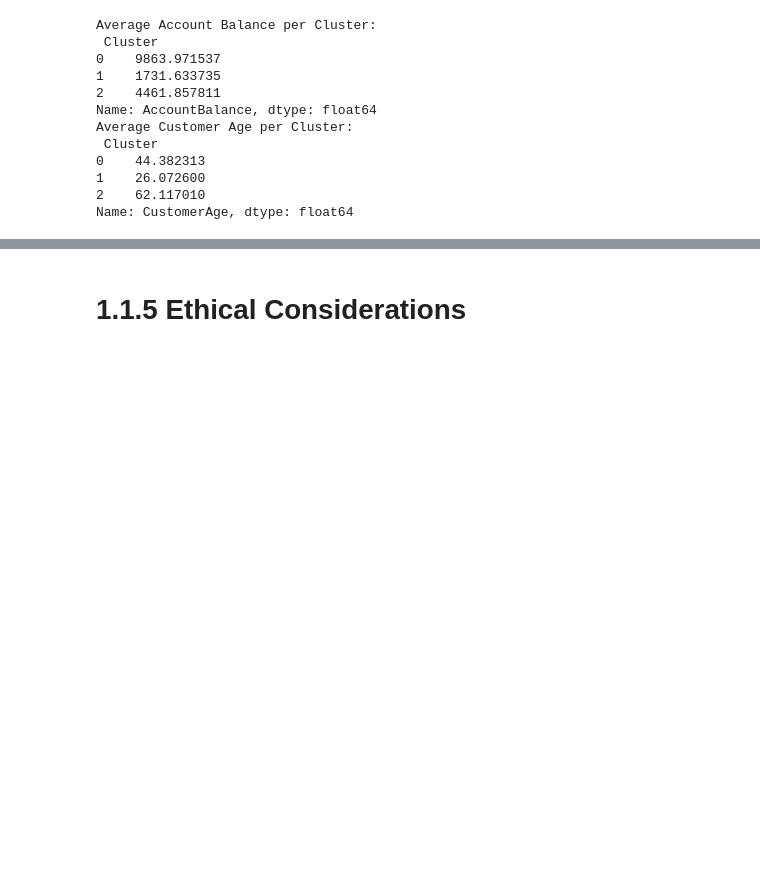
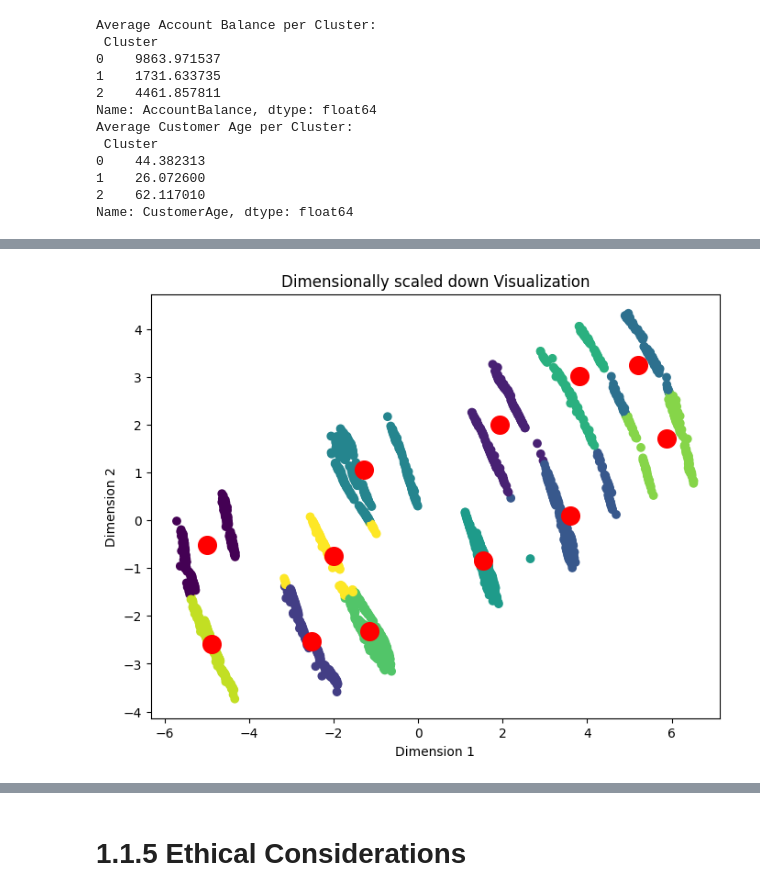
Before and after one commit to petar-Atanasov/Applied-Data-Science-and-AI-Workflow, a Jupyter notebook: CST3133_CourseWork_A.ipynb, the cells around one changed output, grey strips where cells are left out. Cells and saved outputs as stored; diff of their text form; code cells hidden in the pictures; blank space fills up the shorter version.

```diff
--- a/CST3133_CourseWork_A.ipynb
+++ b/CST3133_CourseWork_A.ipynb
@@ -431,0 +444,15 @@ Name: CustomerAge, dtype: float64
+# %%
+fraud_k_means = KMeans(n_clusters = 12, random_state=42)
+fraud_k_means.fit(reducedCluster)
+
+processedDataset['Clustered'] = fraud_k_means.labels_
+# %%
+plt.figure(figsize=(8, 6))
+plt.scatter(reducedCluster[:, 0], reducedCluster[:, 1], c=processedDataset['Clustered'])
+plt.scatter(fraud_k_means.cluster_centers_[:, 0], fraud_k_means.cluster_centers_[:, 1], s=200, c='red', label='Centroids')
+plt.title("Dimensionally scaled down Visualization")
+plt.xlabel("Dimension 1")
+plt.ylabel("Dimension 2")
+plt.show()
+# %% [output]
+[figure, added]
```
Also changed, not shown: parts of 17 cells of this notebook.
